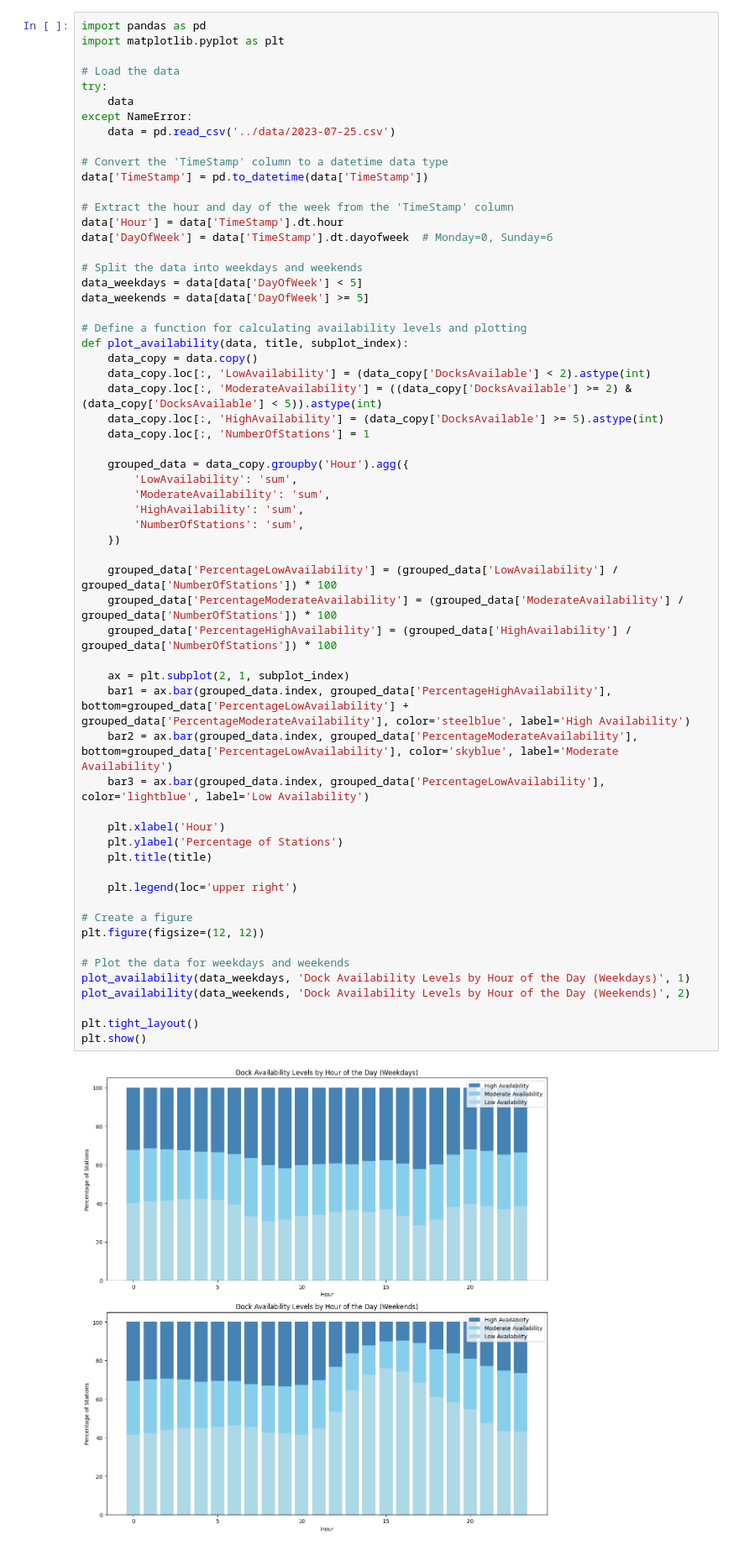
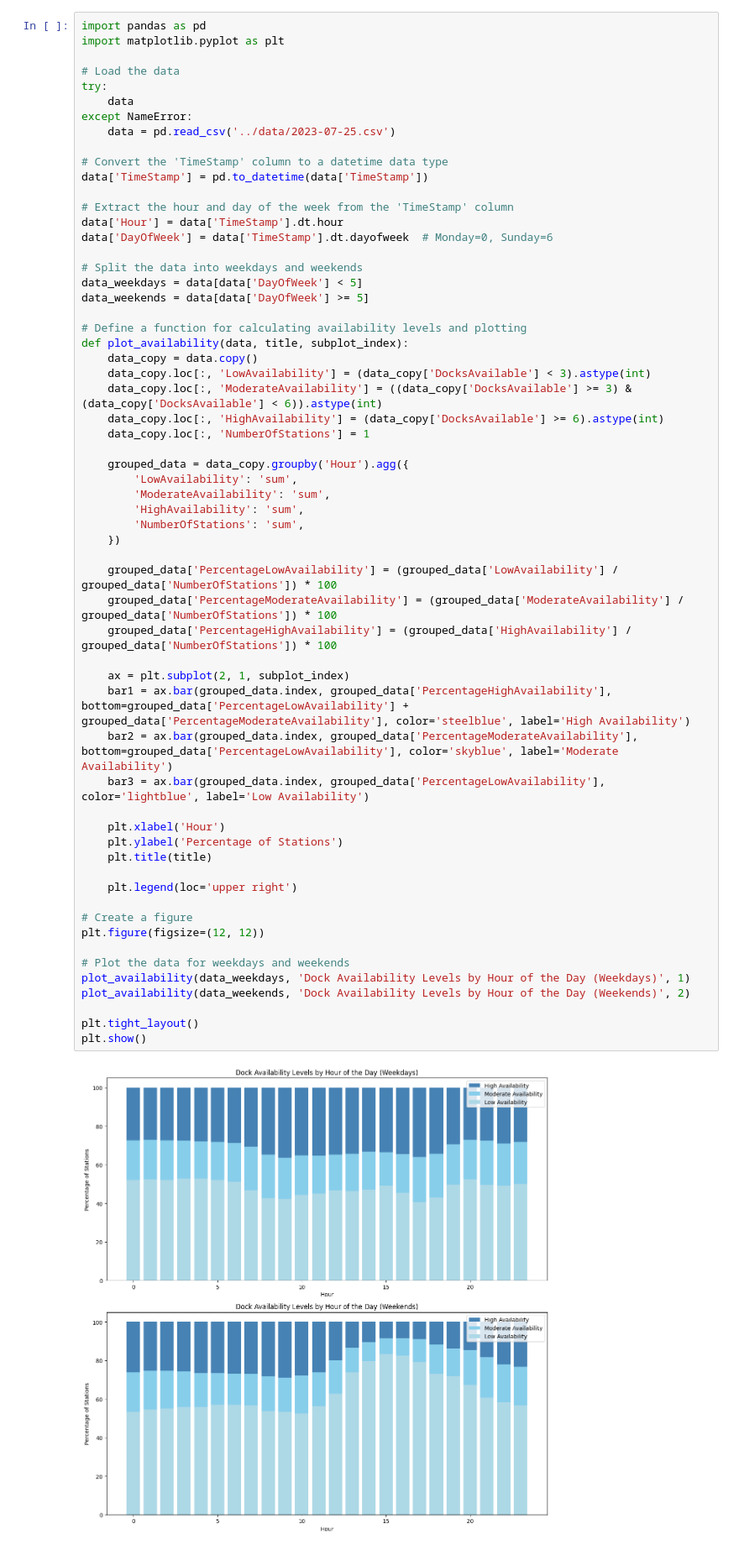
Before and after one commit to kardolus/opendata, a Jupyter notebook: notebooks/citi_bike_all.ipynb, the cells around one changed output. Shown at 84% size. Drawn from its saved outputs; the diff is of its cells as text.

```diff
--- a/notebooks/citi_bike_all.ipynb
+++ b/notebooks/citi_bike_all.ipynb
@@ -458,9 +458,9 @@ data_weekends = data[data['DayOfWeek'] >= 5]
 # Define a function for calculating availability levels and plotting
 def plot_availability(data, title, subplot_index):
     data_copy = data.copy()
-    data_copy.loc[:, 'LowAvailability'] = (data_copy['DocksAvailable'] < 2).astype(int)
-    data_copy.loc[:, 'ModerateAvailability'] = ((data_copy['DocksAvailable'] >= 2) & (data_copy['DocksAvailable'] < 5)).astype(int)
-    data_copy.loc[:, 'HighAvailability'] = (data_copy['DocksAvailable'] >= 5).astype(int)
+    data_copy.loc[:, 'LowAvailability'] = (data_copy['DocksAvailable'] < 3).astype(int)
+    data_copy.loc[:, 'ModerateAvailability'] = ((data_copy['DocksAvailable'] >= 3) & (data_copy['DocksAvailable'] < 6)).astype(int)
+    data_copy.loc[:, 'HighAvailability'] = (data_copy['DocksAvailable'] >= 6).astype(int)
     data_copy.loc[:, 'NumberOfStations'] = 1
 
     grouped_data = data_copy.groupby('Hour').agg({
@@ -468,34 +468,34 @@ def plot_availability(data, title, subplot_index):
         'ModerateAvailability': 'sum',
         'HighAvailability': 'sum',
         'NumberOfStations': 'sum',
     })
 
     grouped_data['PercentageLowAvailability'] = (grouped_data['LowAvailability'] / grouped_data['NumberOfStations']) * 100
     grouped_data['PercentageModerateAvailability'] = (grouped_data['ModerateAvailability'] / grouped_data['NumberOfStations']) * 100
     grouped_data['PercentageHighAvailability'] = (grouped_data['HighAvailability'] / grouped_data['NumberOfStations']) * 100
 
     ax = plt.subplot(2, 1, subplot_index)
     bar1 = ax.bar(grouped_data.index, grouped_data['PercentageHighAvailability'], bottom=grouped_data['PercentageLowAvailability'] + grouped_data['PercentageModerateAvailability'], color='steelblue', label='High Availability')
     bar2 = ax.bar(grouped_data.index, grouped_data['PercentageModerateAvailability'], bottom=grouped_data['PercentageLowAvailability'], color='skyblue', label='Moderate Availability')
     bar3 = ax.bar(grouped_data.index, grouped_data['PercentageLowAvailability'], color='lightblue', label='Low Availability')
 
     plt.xlabel('Hour')
     plt.ylabel('Percentage of Stations')
     plt.title(title)
 
     plt.legend(loc='upper right')
 
 # Create a figure
 plt.figure(figsize=(12, 12))
 
 # Plot the data for weekdays and weekends
 plot_availability(data_weekdays, 'Dock Availability Levels by Hour of the Day (Weekdays)', 1)
 plot_availability(data_weekends, 'Dock Availability Levels by Hour of the Day (Weekends)', 2)
 
 plt.tight_layout()
 plt.show()
 # %% [output]
-[figure, old version]
+[figure, new version]
 # %%
 import pandas as pd
 import matplotlib.pyplot as plt
```
Also changed, not shown: parts of 2 cells of this notebook.
